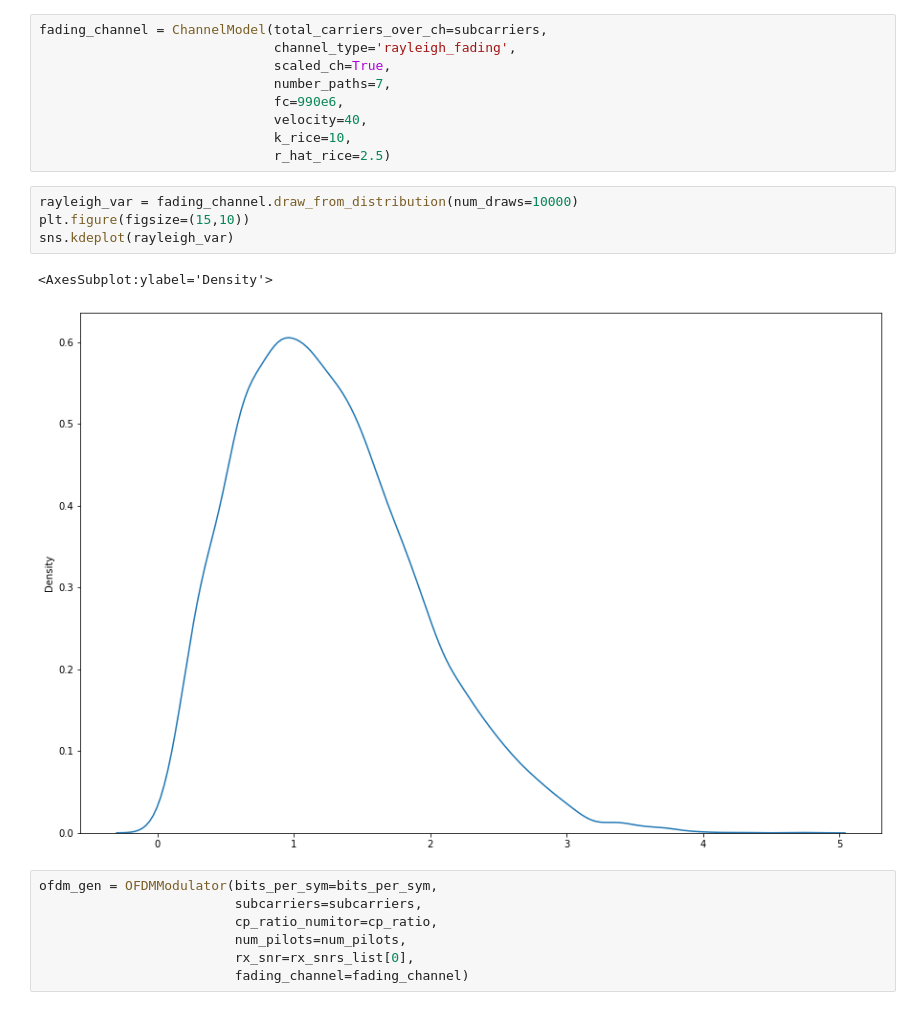
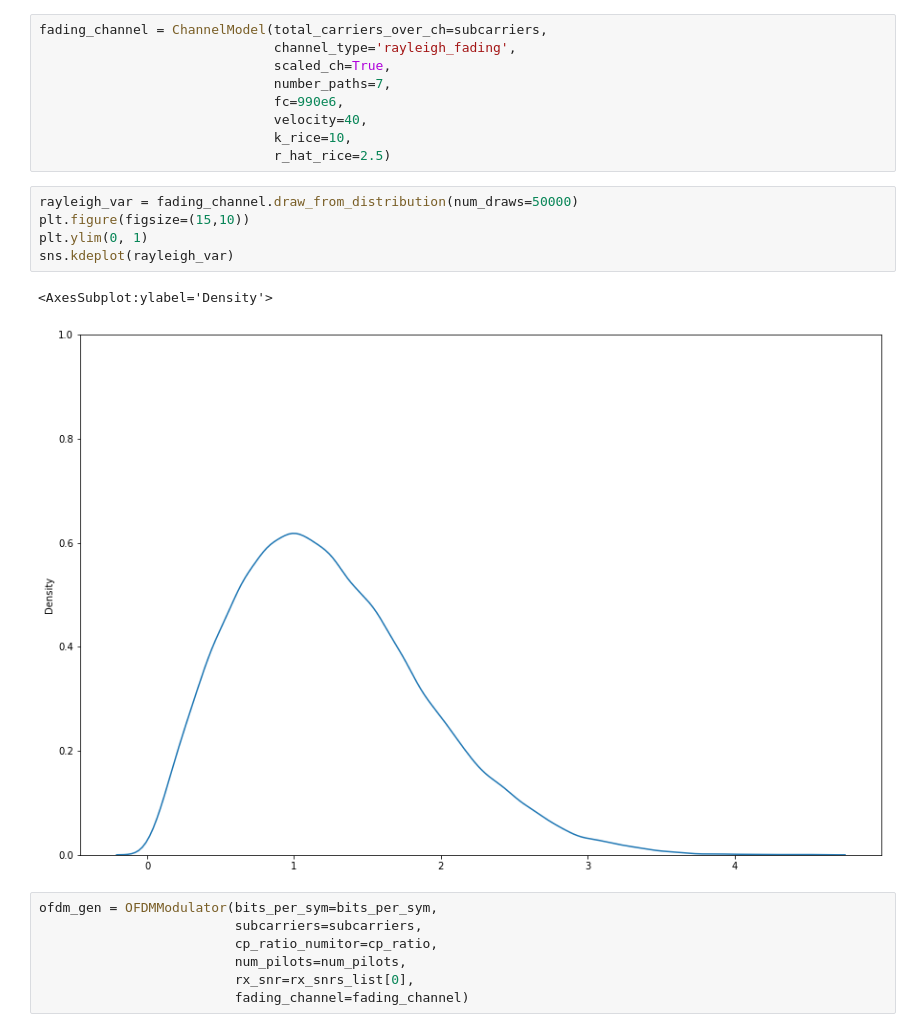
Before and after one commit to georgegrosu1/cognitive-aether, a Jupyter notebook: generate_ofdm_dataset.ipynb, the cells around one changed output. Cells and saved outputs as stored; diff of their text form.

```diff
--- a/generate_ofdm_dataset.ipynb
+++ b/generate_ofdm_dataset.ipynb
@@ -23,12 +23,13 @@ fading_channel = ChannelModel(total_carriers_over_ch=subcarriers,
                               k_rice=10,
                               r_hat_rice=2.5)
 # %%
-rayleigh_var = fading_channel.draw_from_distribution(num_draws=10000)
+rayleigh_var = fading_channel.draw_from_distribution(num_draws=50000)
 plt.figure(figsize=(15,10))
+plt.ylim(0, 1)
 sns.kdeplot(rayleigh_var)
 # %% [output]
 <AxesSubplot:ylabel='Density'>
-[figure, old version]
+[figure, new version]
 # %%
 ofdm_gen = OFDMModulator(bits_per_sym=bits_per_sym,
                          subcarriers=subcarriers,
```
Also changed, not shown: 1 other file.
